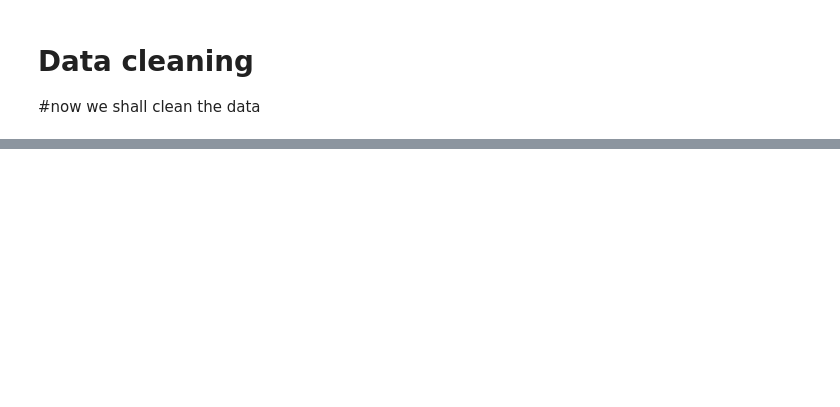
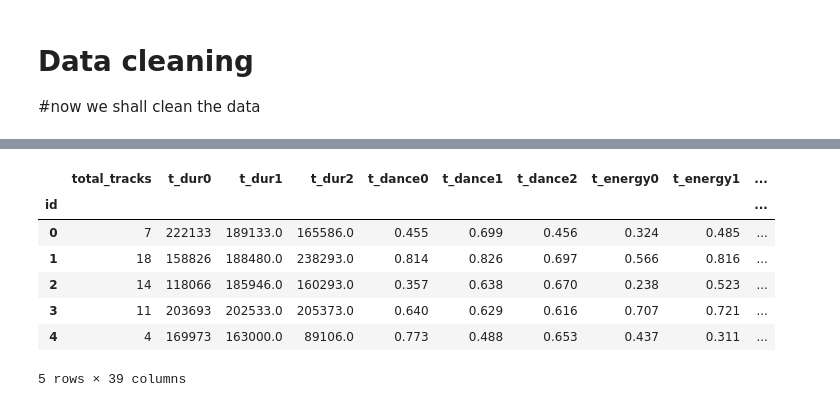
Before and after one commit to Akaysimmer/topics-in-BA, a Jupyter notebook: Assignment 2 code.ipynb, the cells around one changed output, grey strips where cells are left out. Cells and saved outputs as stored; diff of their text form; code cells hidden in the pictures; blank space fills up the shorter version.

```diff
--- a/Assignment 2 code.ipynb
+++ b/Assignment 2 code.ipynb
@@ -92,0 +110,4 @@ KeyError: "['name' 'release_date' 'artists' 't_name0' 't_name1' 't_name2'] not f
+# %%
+#We need to come up with a strategy to deal with the remaining missing values in other columns.
+#The choice we made is replacing missing values in other columns using column means:
+numdf = numdf.fillna(numdf.mean())
@@ -92,0 +138,11 @@ KeyError: "['name' 'release_date' 'artists' 't_name0' 't_name1' 't_name2'] not f
+# %%
+numdf.head()
+# %% [output]
+|  | total_tracks | t_dur0 | t_dur1 | t_dur2 | t_dance0 | t_dance1 | t_dance2 | t_energy0 | t_energy1 | ... |
+| id |  |  |  |  |  |  |  |  |  | ... |
+| 0 | 7 | 222133 | 189133.0 | 165586.0 | 0.455 | 0.699 | 0.456 | 0.324 | 0.485 | ... |
+| 1 | 18 | 158826 | 188480.0 | 238293.0 | 0.814 | 0.826 | 0.697 | 0.566 | 0.816 | ... |
+| 2 | 14 | 118066 | 185946.0 | 160293.0 | 0.357 | 0.638 | 0.670 | 0.238 | 0.523 | ... |
+| 3 | 11 | 203693 | 202533.0 | 205373.0 | 0.640 | 0.629 | 0.616 | 0.707 | 0.721 | ... |
+| 4 | 4 | 169973 | 163000.0 | 89106.0 | 0.773 | 0.488 | 0.653 | 0.437 | 0.311 | ... |
+5 rows × 39 columns
```
Also changed, not shown: parts of 15 cells of this notebook.
